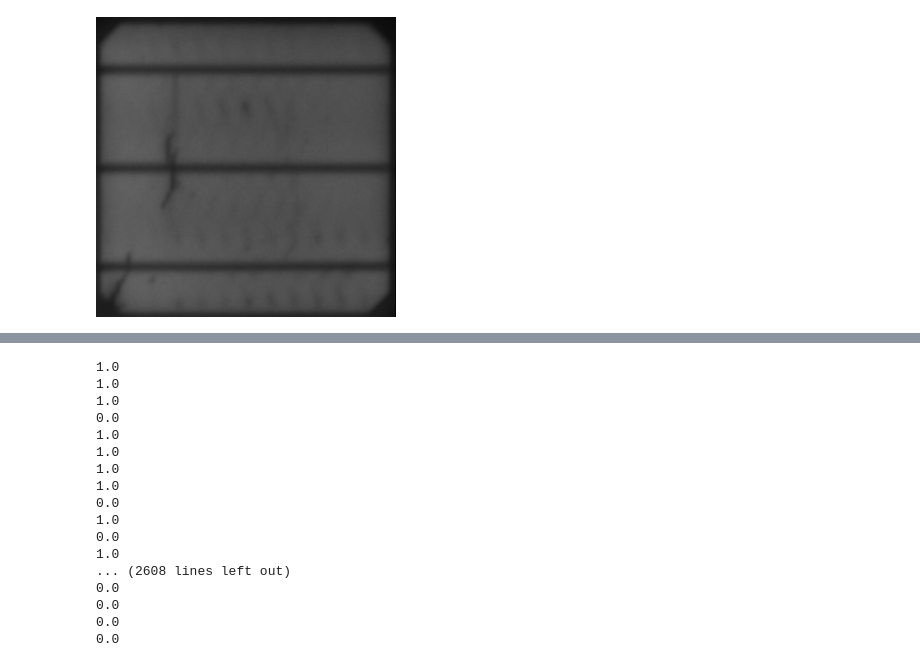
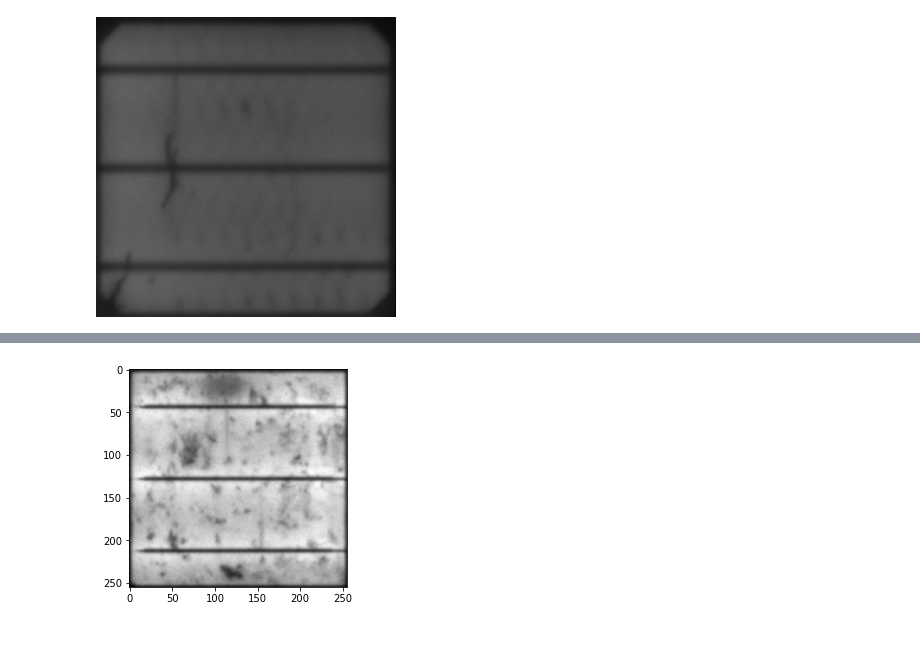
Before and after one commit to GraduationP/DeepLearning, a Jupyter notebook: Section1/preprocess.ipynb, the cells around one changed output, grey strips where cells are left out. Saved outputs shown, nothing was run; the diff lists cells and outputs as text; code cells hidden in the pictures; blank space fills up the shorter version.

```diff
--- a/Section1/preprocess.ipynb
+++ b/Section1/preprocess.ipynb
@@ -40,25 +67,19 @@ for i in probs:
-# %%
-# After changing
-probs[(probs > 0) & (probs < 0.34)] = 0
-probs[(probs > 0.65) & (probs < 1)] = 1
-
-for i in probs:
-    print(i)
-# %% [output]
-1.0
-1.0
-1.0
-0.0
-1.0
-1.0
-1.0
-1.0
-0.0
-1.0
-0.0
-1.0
-... (2608 lines left out)
-0.0
-0.0
-0.0
-0.0
+# %%
+# function for showing images
+
+def imshow(img):
+    plt.imshow(img, cmap='gray')
+    plt.show()
+# %%
+# now preparing the pictures to be in the same size and gray color
+
+IMG_SIZE = 255
+for img in images_names:
+    img = 'images/' + img
+    img = cv2.imread(img)
+    img = cv2.resize(img, (IMG_SIZE, IMG_SIZE))
+    img = cv2.cvtColor(img, cv2.COLOR_BGR2GRAY)
+
+imshow(img)
+# %% [output]
+[figure, added]
```
Also changed, not shown: parts of 5 cells of this notebook.
